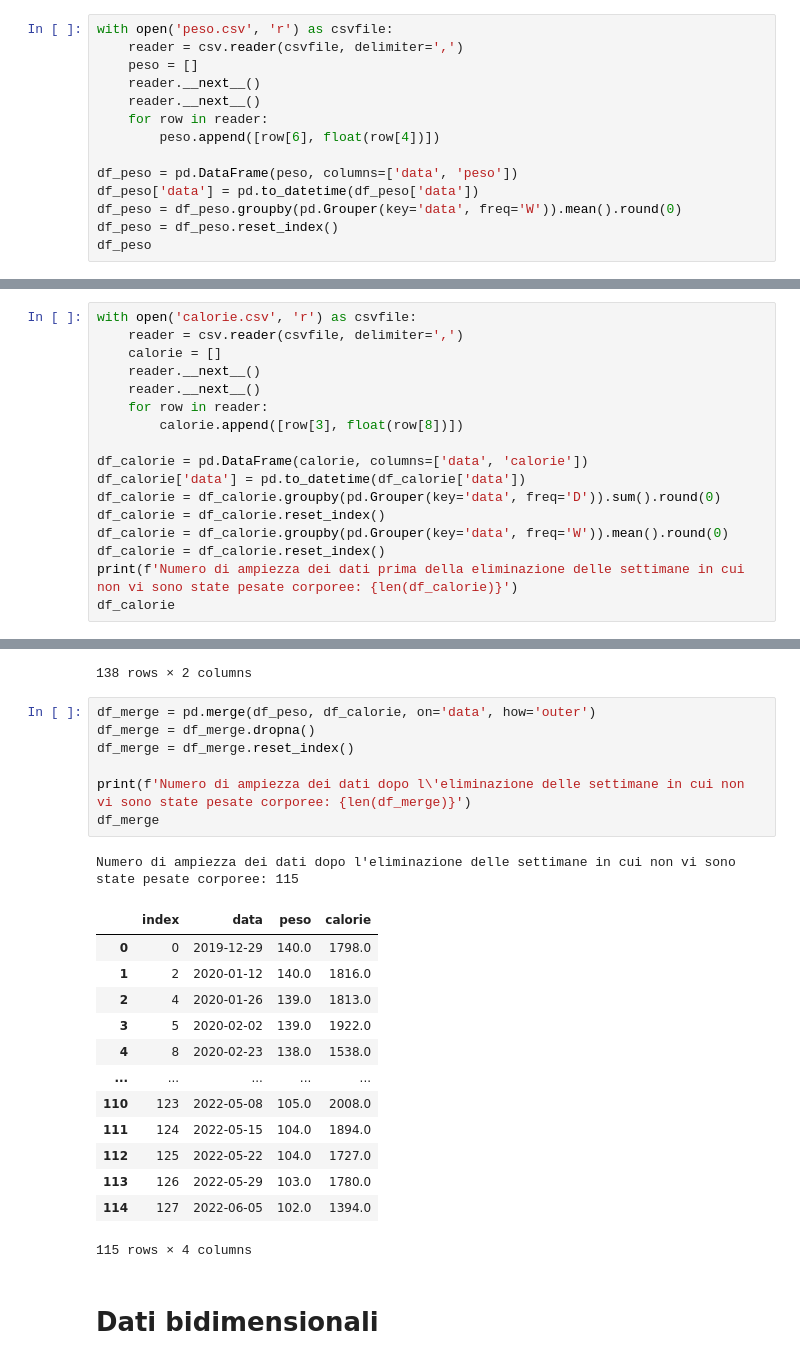
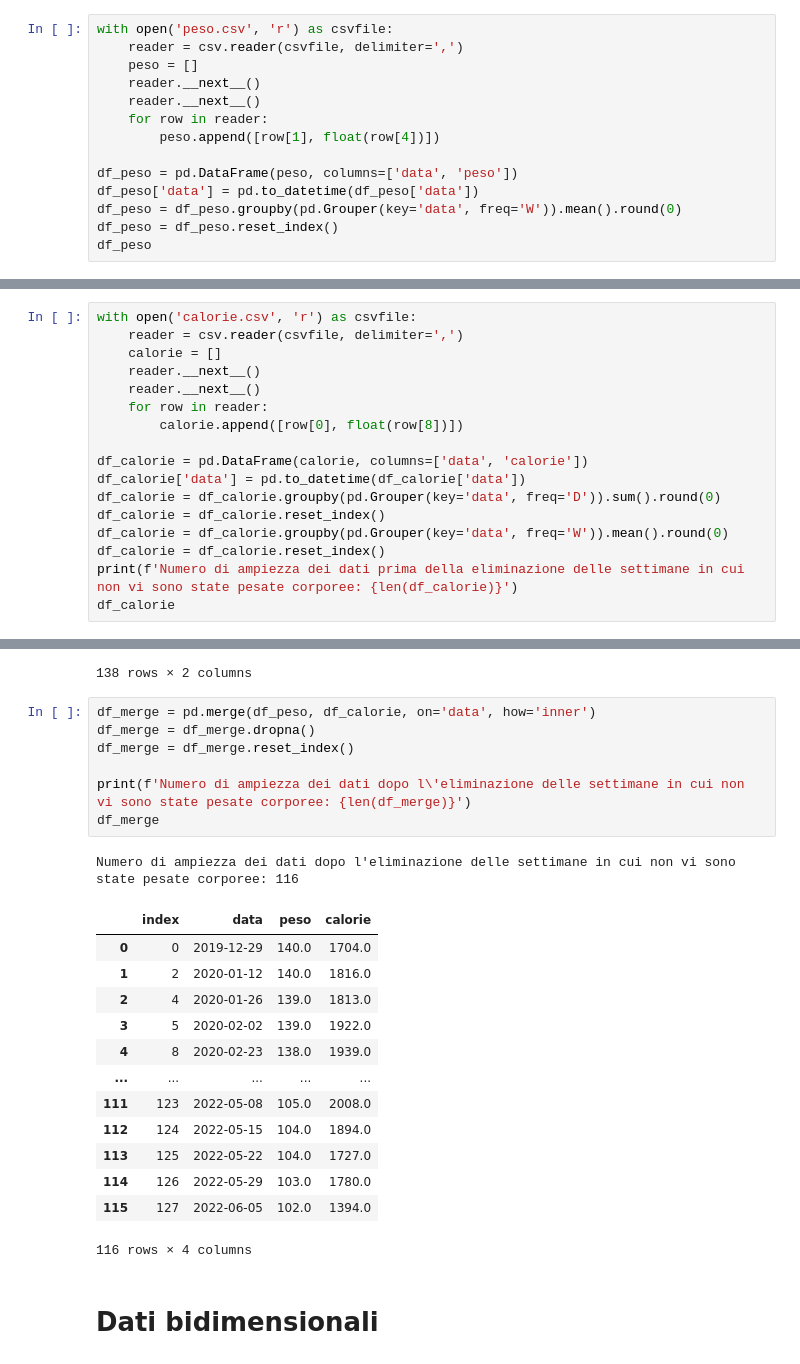
Before and after one commit to OB-UNISA/Statistica, a Jupyter notebook: statistica.ipynb, the cells around one changed output, grey strips where cells are left out. Cells and saved outputs as stored; diff of their text form.

```diff
--- a/statistica.ipynb
+++ b/statistica.ipynb
@@ -58,7 +58,7 @@ with open('peso.csv', 'r') as csvfile:
     reader.__next__()
     reader.__next__()
     for row in reader:
-        peso.append([row[6], float(row[4])])
+        peso.append([row[1], float(row[4])])
 
 df_peso = pd.DataFrame(peso, columns=['data', 'peso'])
 df_peso['data'] = pd.to_datetime(df_peso['data'])
@@ -453,7 +453,7 @@ with open('calorie.csv', 'r') as csvfile:
     reader.__next__()
     reader.__next__()
     for row in reader:
-        calorie.append([row[3], float(row[8])])
+        calorie.append([row[0], float(row[8])])
 
 df_calorie = pd.DataFrame(calorie, columns=['data', 'calorie'])
 df_calorie['data'] = pd.to_datetime(df_calorie['data'])
@@ -479,27 +479,27 @@ Numero di ampiezza dei dati prima della eliminazione delle settimane in cui non
 | 137 | 2022-06-05 | 1394.0 |
 138 rows × 2 columns
 # %%
-df_merge = pd.merge(df_peso, df_calorie, on='data', how='outer')
+df_merge = pd.merge(df_peso, df_calorie, on='data', how='inner')
 df_merge = df_merge.dropna()
 df_merge = df_merge.reset_index()
 
 print(f'Numero di ampiezza dei dati dopo l\'eliminazione delle settimane in cui non vi sono state pesate corporee: {len(df_merge)}')
 df_merge
 # %% [output]
-Numero di ampiezza dei dati dopo l'eliminazione delle settimane in cui non vi sono state pesate corporee: 115
+Numero di ampiezza dei dati dopo l'eliminazione delle settimane in cui non vi sono state pesate corporee: 116
 |  | index | data | peso | calorie |
-| 0 | 0 | 2019-12-29 | 140.0 | 1798.0 |
+| 0 | 0 | 2019-12-29 | 140.0 | 1704.0 |
 | 1 | 2 | 2020-01-12 | 140.0 | 1816.0 |
 | 2 | 4 | 2020-01-26 | 139.0 | 1813.0 |
 | 3 | 5 | 2020-02-02 | 139.0 | 1922.0 |
-| 4 | 8 | 2020-02-23 | 138.0 | 1538.0 |
+| 4 | 8 | 2020-02-23 | 138.0 | 1939.0 |
 | ... | ... | ... | ... | ... |
-| 110 | 123 | 2022-05-08 | 105.0 | 2008.0 |
-| 111 | 124 | 2022-05-15 | 104.0 | 1894.0 |
-| 112 | 125 | 2022-05-22 | 104.0 | 1727.0 |
-| 113 | 126 | 2022-05-29 | 103.0 | 1780.0 |
-| 114 | 127 | 2022-06-05 | 102.0 | 1394.0 |
+| 111 | 123 | 2022-05-08 | 105.0 | 2008.0 |
+| 112 | 124 | 2022-05-15 | 104.0 | 1894.0 |
+| 113 | 125 | 2022-05-22 | 104.0 | 1727.0 |
+| 114 | 126 | 2022-05-29 | 103.0 | 1780.0 |
+| 115 | 127 | 2022-06-05 | 102.0 | 1394.0 |
-115 rows × 4 columns
+116 rows × 4 columns
 # %% [markdown]
 # Dati bidimensionali
 # %% [markdown]
```
Also changed, not shown: parts of 27 cells of this notebook, 1 other file.
